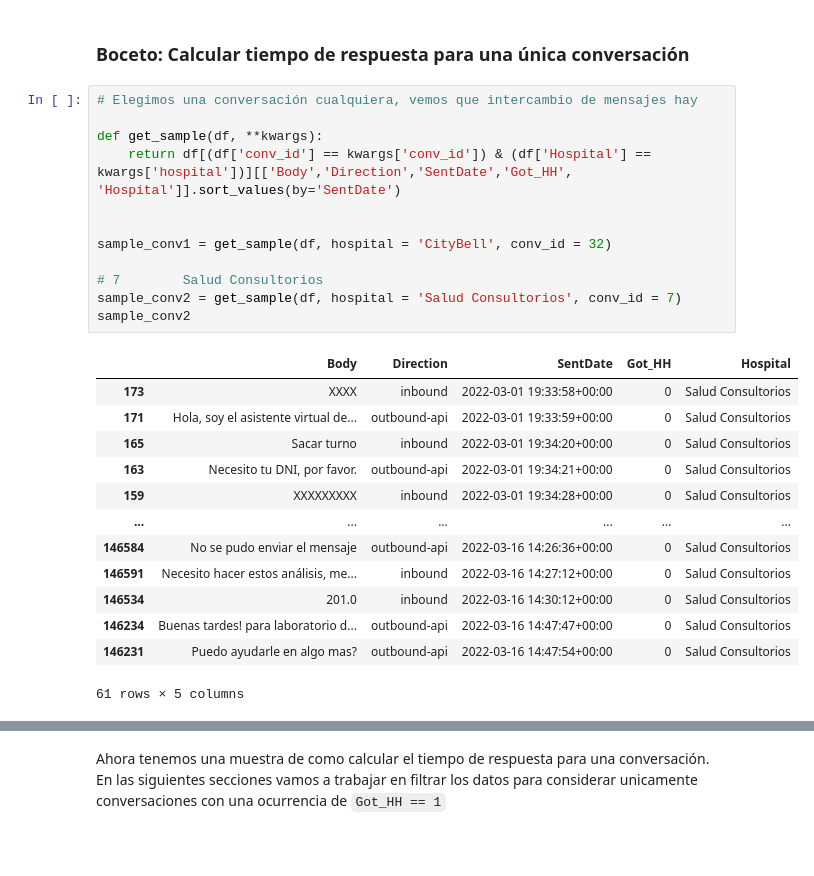
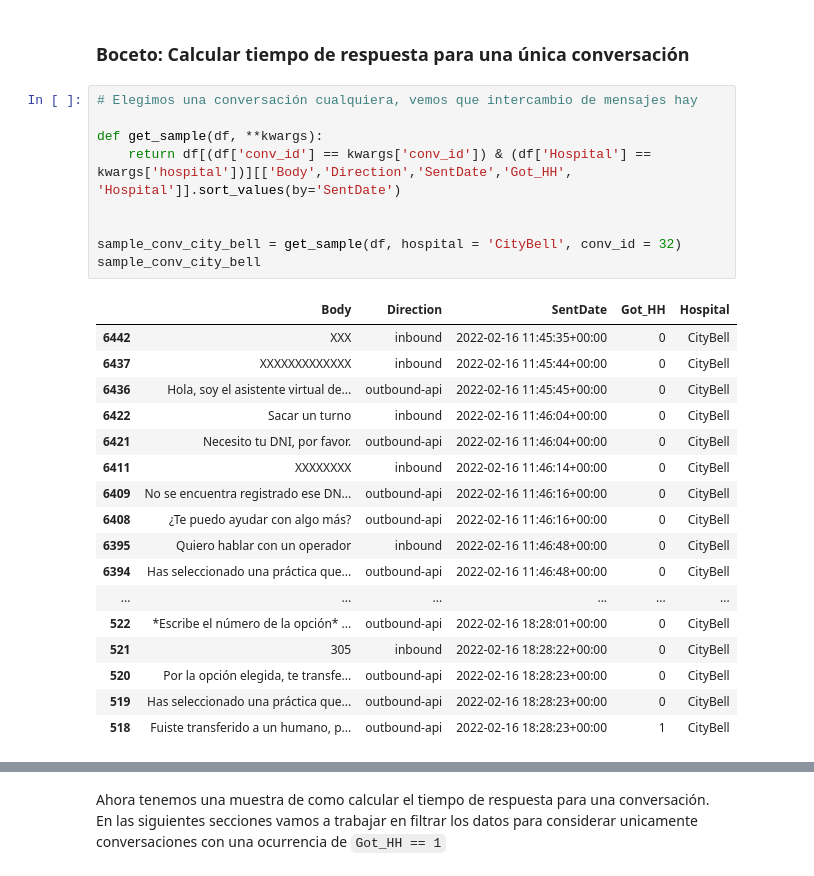
Before and after one commit to Tommmster/mentoria-diplodatos-chatbot, a Jupyter notebook: 3-rl/Practico3_sup.ipynb, the cells around one changed output, grey strips where cells are left out. Drawn from its saved outputs; the diff is of its cells as text; blank space fills up the shorter version.

```diff
--- a/3-rl/Practico3_sup.ipynb
+++ b/3-rl/Practico3_sup.ipynb
@@ -178,26 +178,27 @@ Name: Hospital, dtype: int64
 # %%
 # Elegimos una conversación cualquiera, vemos que intercambio de mensajes hay
 
 def get_sample(df, **kwargs):
     return df[(df['conv_id'] == kwargs['conv_id']) & (df['Hospital'] == kwargs['hospital'])][['Body','Direction','SentDate','Got_HH', 'Hospital']].sort_values(by='SentDate')
 
 
-sample_conv1 = get_sample(df, hospital = 'CityBell', conv_id = 32)
-
-# 7        Salud Consultorios
-sample_conv2 = get_sample(df, hospital = 'Salud Consultorios', conv_id = 7)
-sample_conv2
+sample_conv_city_bell = get_sample(df, hospital = 'CityBell', conv_id = 32)
+sample_conv_city_bell
 # %% [output]
 |  | Body | Direction | SentDate | Got_HH | Hospital |
-| 173 | XXXX | inbound | 2022-03-01 19:33:58+00:00 | 0 | Salud Consultorios |
-| 171 | Hola, soy el asistente virtual de... | outbound-api | 2022-03-01 19:33:59+00:00 | 0 | Salud Consultorios |
-| 165 | Sacar turno | inbound | 2022-03-01 19:34:20+00:00 | 0 | Salud Consultorios |
-| 163 | Necesito tu DNI, por favor. | outbound-api | 2022-03-01 19:34:21+00:00 | 0 | Salud Consultorios |
-| 159 | XXXXXXXXX | inbound | 2022-03-01 19:34:28+00:00 | 0 | Salud Consultorios |
+| 6442 | XXX | inbound | 2022-02-16 11:45:35+00:00 | 0 | CityBell |
+| 6437 | XXXXXXXXXXXXX | inbound | 2022-02-16 11:45:44+00:00 | 0 | CityBell |
+| 6436 | Hola, soy el asistente virtual de... | outbound-api | 2022-02-16 11:45:45+00:00 | 0 | CityBell |
+| 6422 | Sacar un turno | inbound | 2022-02-16 11:46:04+00:00 | 0 | CityBell |
+| 6421 | Necesito tu DNI, por favor. | outbound-api | 2022-02-16 11:46:04+00:00 | 0 | CityBell |
+| 6411 | XXXXXXXX | inbound | 2022-02-16 11:46:14+00:00 | 0 | CityBell |
+| 6409 | No se encuentra registrado ese DN... | outbound-api | 2022-02-16 11:46:16+00:00 | 0 | CityBell |
+| 6408 | ¿Te puedo ayudar con algo más? | outbound-api | 2022-02-16 11:46:16+00:00 | 0 | CityBell |
+| 6395 | Quiero hablar con un operador | inbound | 2022-02-16 11:46:48+00:00 | 0 | CityBell |
+| 6394 | Has seleccionado una práctica que... | outbound-api | 2022-02-16 11:46:48+00:00 | 0 | CityBell |
 | ... | ... | ... | ... | ... | ... |
-| 146584 | No se pudo enviar el mensaje | outbound-api | 2022-03-16 14:26:36+00:00 | 0 | Salud Consultorios |
-| 146591 | Necesito hacer estos análisis, me... | inbound | 2022-03-16 14:27:12+00:00 | 0 | Salud Consultorios |
-| 146534 | 201.0 | inbound | 2022-03-16 14:30:12+00:00 | 0 | Salud Consultorios |
-| 146234 | Buenas tardes! para laboratorio d... | outbound-api | 2022-03-16 14:47:47+00:00 | 0 | Salud Consultorios |
-| 146231 | Puedo ayudarle en algo mas? | outbound-api | 2022-03-16 14:47:54+00:00 | 0 | Salud Consultorios |
+| 522 | *Escribe el número de la opción* ... | outbound-api | 2022-02-16 18:28:01+00:00 | 0 | CityBell |
+| 521 | 305 | inbound | 2022-02-16 18:28:22+00:00 | 0 | CityBell |
+| 520 | Por la opción elegida, te transfe... | outbound-api | 2022-02-16 18:28:23+00:00 | 0 | CityBell |
+| 519 | Has seleccionado una práctica que... | outbound-api | 2022-02-16 18:28:23+00:00 | 0 | CityBell |
+| 518 | Fuiste transferido a un humano, p... | outbound-api | 2022-02-16 18:28:23+00:00 | 1 | CityBell |
-61 rows × 5 columns
```
Also changed, not shown: parts of 44 cells of this notebook.
